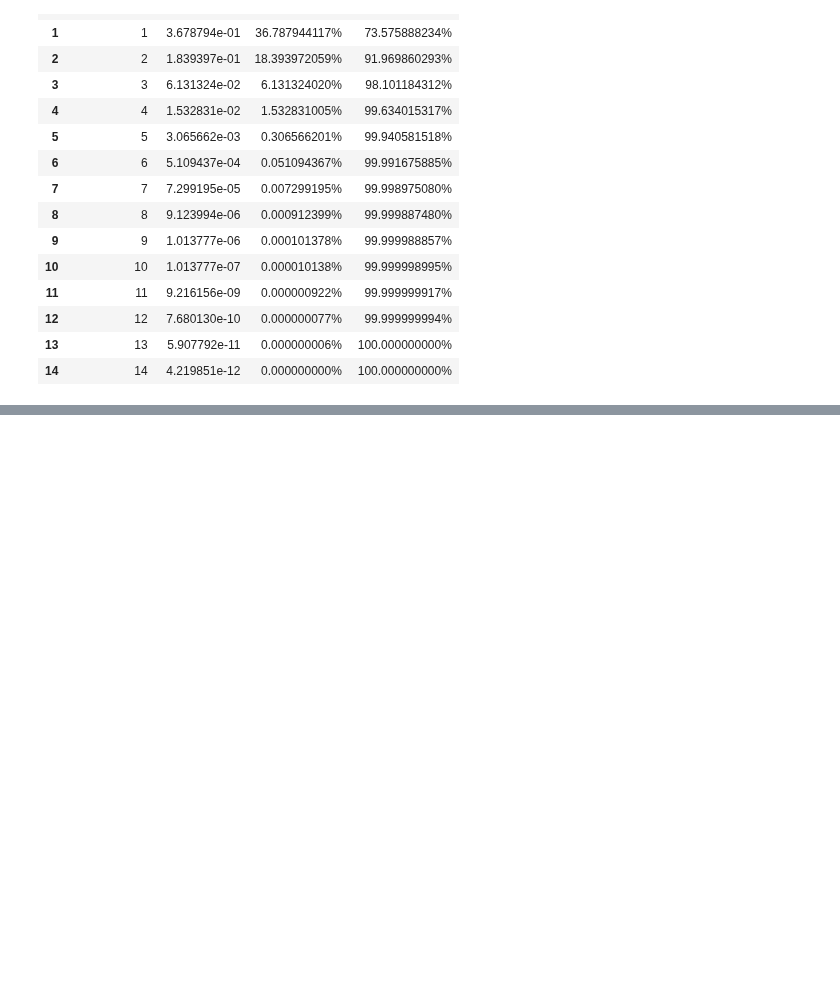
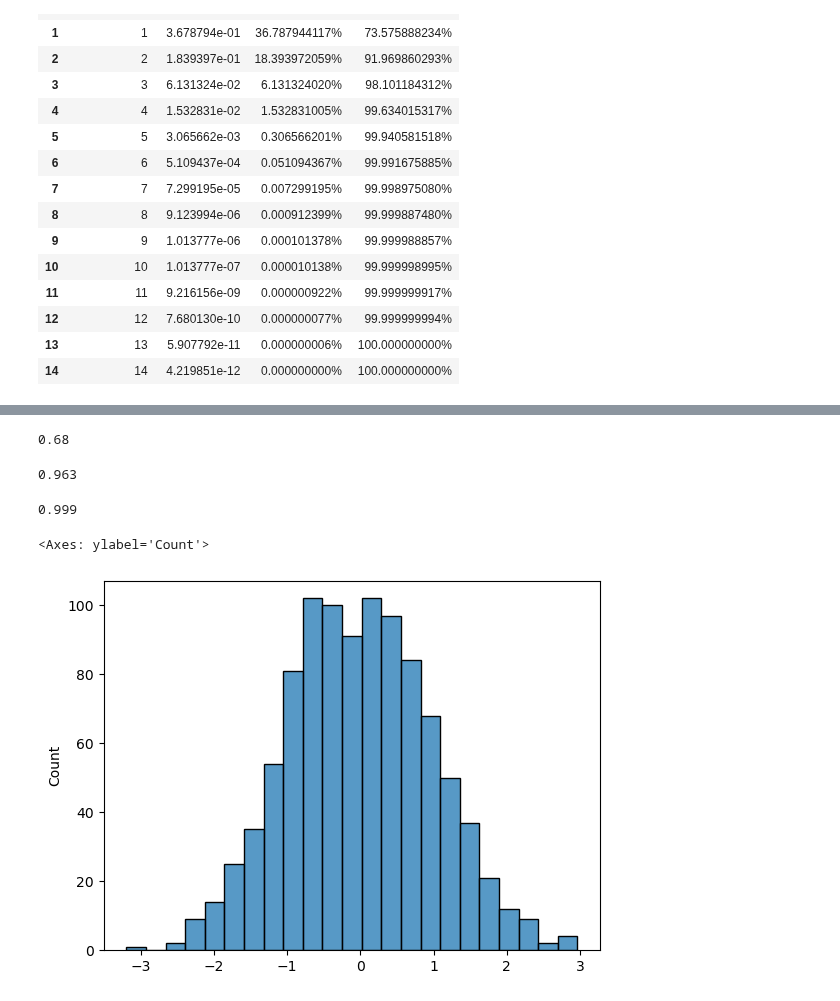
Before and after one commit to 1998-sys/Estudo, a Jupyter notebook: estatistica_descritivaI.ipynb, the cells around one changed output, grey strips where cells are left out. Cells and saved outputs as stored; diff of their text form; code cells hidden in the pictures; blank space fills up the shorter version.

```diff
--- a/estatistica_descritivaI.ipynb
+++ b/estatistica_descritivaI.ipynb
@@ -627,0 +668,3 @@ df_gols
+# %%
+dados = scipy.stats.norm.rvs(m,s,1000)
+dados
@@ -627,0 +695,17 @@ df_gols
+# %%
+dados[np.abs(dados) <= 1].shape[0]/1000
+# %% [output]
+0.68
+# %%
+dados[np.abs(dados) <= 2].shape[0]/1000
+# %% [output]
+0.963
+# %%
+dados[np.abs(dados) <= 3].shape[0]/1000
+# %% [output]
+0.999
+# %%
+sns.histplot(dados)
+# %% [output]
+<Axes: ylabel='Count'>
+[figure, added]
```
Also changed, not shown: parts of 7 cells of this notebook.
